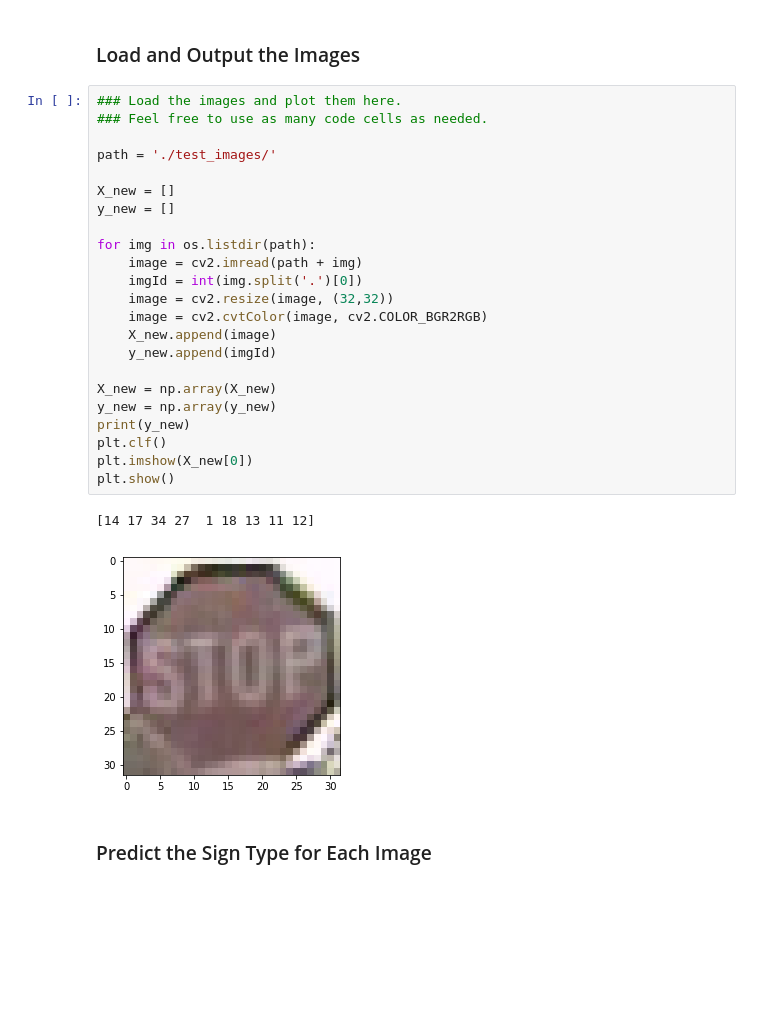
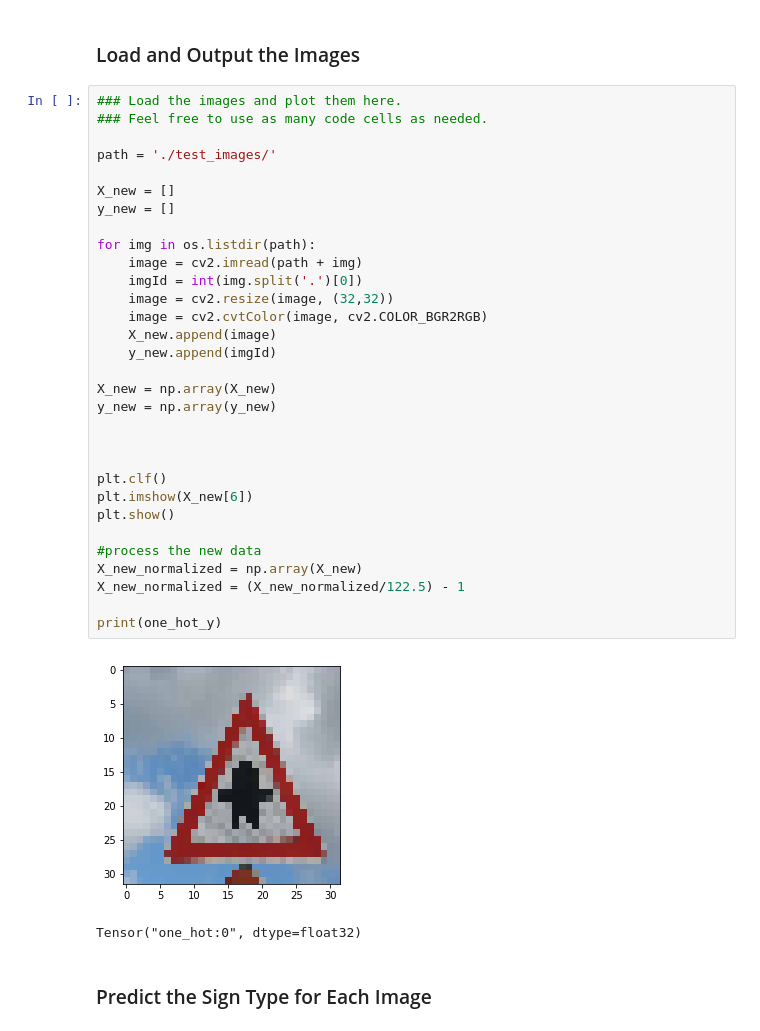
Before and after one commit to pionoor/CarND-Traffic-Sign-Classifier-P2, a Jupyter notebook: Traffic_Sign_Classifier.ipynb, the cells around one changed output. Cells and saved outputs as stored; diff of their text form; blank space fills up the shorter version.

```diff
--- a/Traffic_Sign_Classifier.ipynb
+++ b/Traffic_Sign_Classifier.ipynb
@@ -424,29 +430,37 @@ You may find `signnames.csv` useful as it contains mappings from the class id (i
 # %%
 ### Load the images and plot them here.
 ### Feel free to use as many code cells as needed.
 
 path = './test_images/'
 
 X_new = []
 y_new = []
 
 for img in os.listdir(path):
     image = cv2.imread(path + img)
     imgId = int(img.split('.')[0])
     image = cv2.resize(image, (32,32))
     image = cv2.cvtColor(image, cv2.COLOR_BGR2RGB)
     X_new.append(image)
     y_new.append(imgId)
 
 X_new = np.array(X_new)
 y_new = np.array(y_new)
-print(y_new)
+
+
+
 plt.clf()
-plt.imshow(X_new[0])
+plt.imshow(X_new[6])
 plt.show()
+
+#process the new data
+X_new_normalized = np.array(X_new)
+X_new_normalized = (X_new_normalized/122.5) - 1
+
+print(one_hot_y)
 # %% [output]
+[figure, new version]
-[14 17 34 27  1 18 13 11 12]
+Tensor("one_hot:0", dtype=float32)
-[figure, old version]
 # %% [markdown]
 ### Predict the Sign Type for Each Image
 # %%
```
Also changed, not shown: parts of 12 cells of this notebook, 1 other file.
